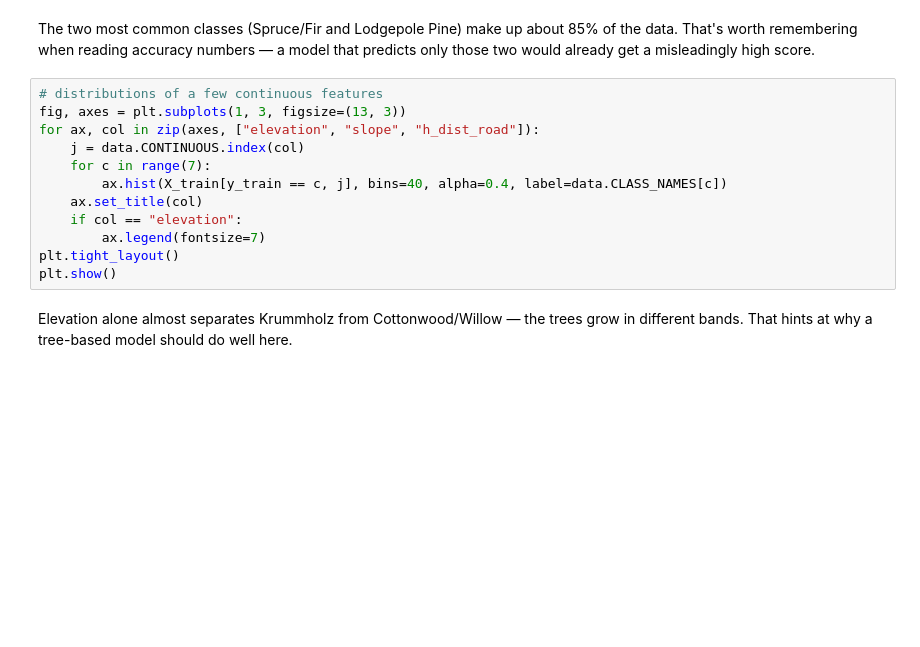
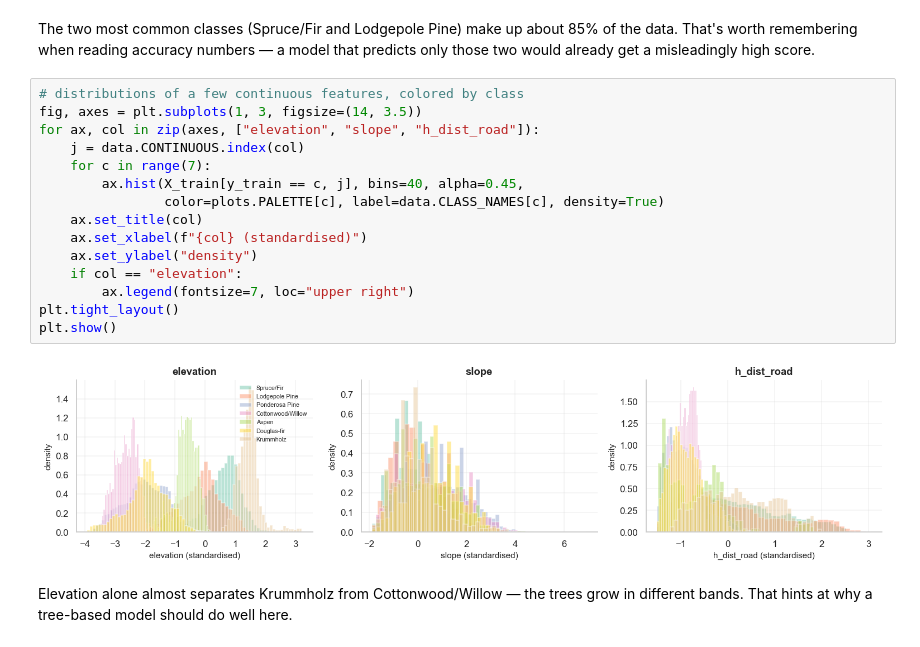
Before and after one commit to Ahmad-Jaradat-Space/forest-cover-type, a Jupyter notebook: notebook.ipynb, the cells around one changed output. Cells and saved outputs as stored; diff of their text form; blank space fills up the shorter version.

```diff
--- a/notebook.ipynb
+++ b/notebook.ipynb
@@ -39,17 +40,22 @@ counts
 # %% [markdown]
 The two most common classes (Spruce/Fir and Lodgepole Pine) make up about 85% of the data. That's worth remembering when reading accuracy numbers — a model that predicts only those two would already get a misleadingly high score.
 # %%
-# distributions of a few continuous features
-fig, axes = plt.subplots(1, 3, figsize=(13, 3))
+# distributions of a few continuous features, colored by class
+fig, axes = plt.subplots(1, 3, figsize=(14, 3.5))
 for ax, col in zip(axes, ["elevation", "slope", "h_dist_road"]):
     j = data.CONTINUOUS.index(col)
     for c in range(7):
-        ax.hist(X_train[y_train == c, j], bins=40, alpha=0.4, label=data.CLASS_NAMES[c])
+        ax.hist(X_train[y_train == c, j], bins=40, alpha=0.45,
+                color=plots.PALETTE[c], label=data.CLASS_NAMES[c], density=True)
     ax.set_title(col)
+    ax.set_xlabel(f"{col} (standardised)")
+    ax.set_ylabel("density")
     if col == "elevation":
-        ax.legend(fontsize=7)
+        ax.legend(fontsize=7, loc="upper right")
 plt.tight_layout()
 plt.show()
+# %% [output]
+[figure, added]
 # %% [markdown]
 Elevation alone almost separates Krummholz from Cottonwood/Willow — the trees grow in different bands. That hints at why a tree-based model should do well here.
 # %%
```
Also changed, not shown: parts of 19 cells of this notebook, 1 other file.
